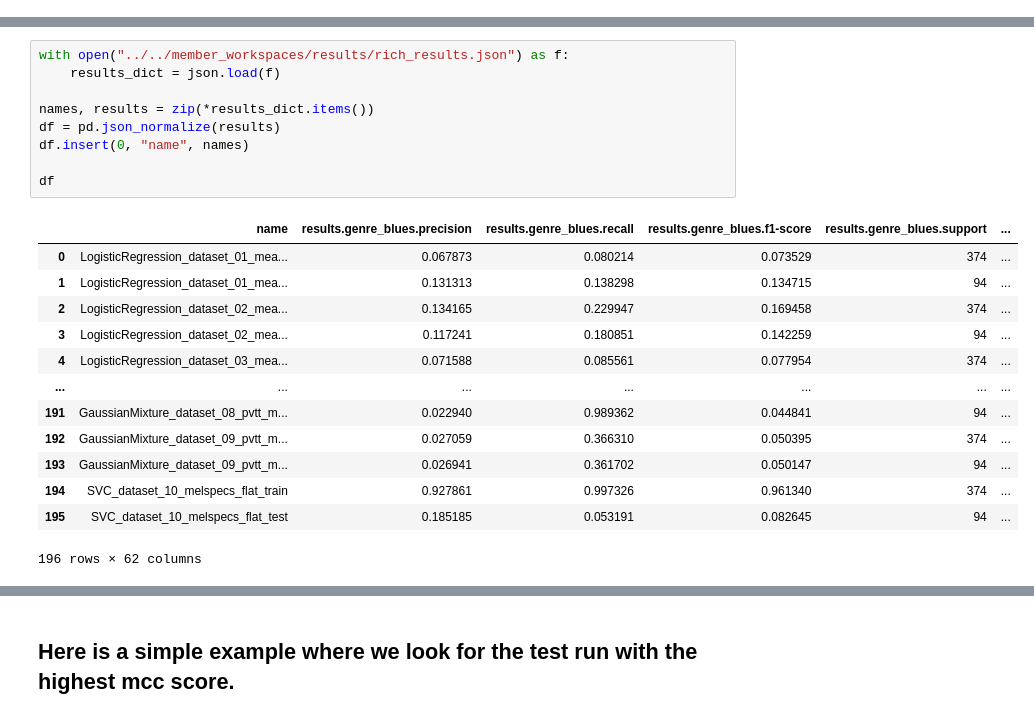
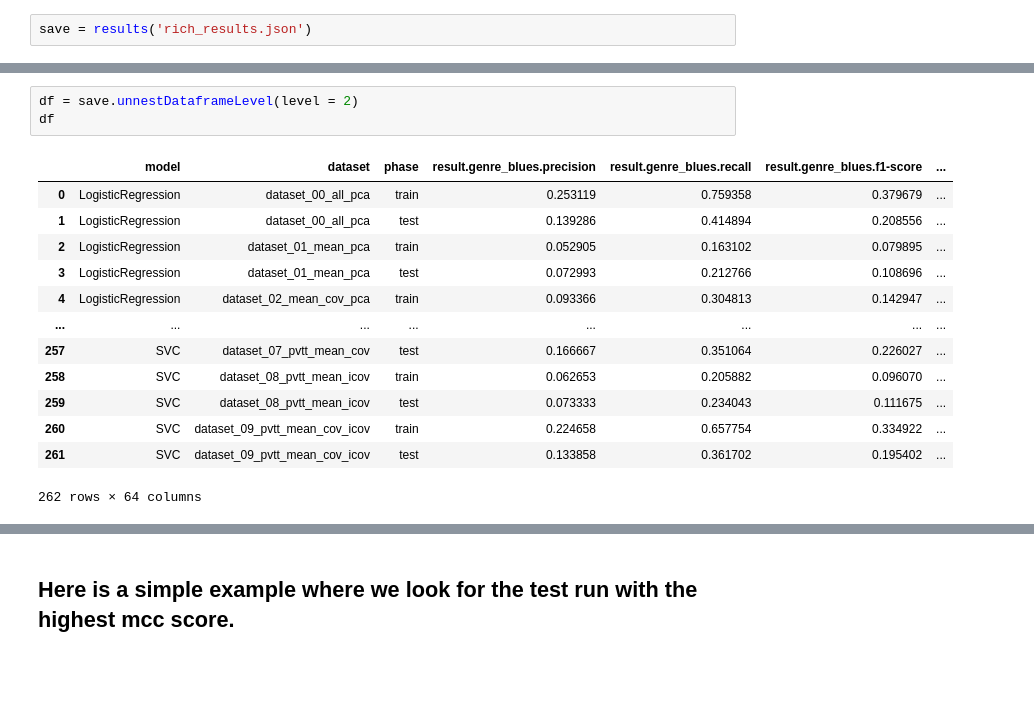
Before and after one commit to RERobbins/mids_w207_music_genre, a Jupyter notebook: member_workspaces/rich/results.ipynb, the cells around one changed output, grey strips where cells are left out. Drawn from its saved outputs; the diff is of its cells as text; blank space fills up the shorter version.

```diff
--- a/member_workspaces/rich/results.ipynb
+++ b/member_workspaces/rich/results.ipynb
@@ -7,0 +10,2 @@ import pandas as pd
+# %%
+save = results('rich_results.json')
@@ -8,23 +32,17 @@ import pandas as pd
 # %%
-with open("../../member_workspaces/results/rich_results.json") as f:
-    results_dict = json.load(f)
-
-names, results = zip(*results_dict.items())
-df = pd.json_normalize(results)
-df.insert(0, "name", names)
-
+df = save.unnestDataframeLevel(level = 2)
 df
 # %% [output]
-|  | name | results.genre_blues.precision | results.genre_blues.recall | results.genre_blues.f1-score | results.genre_blues.support | ... |
-| 0 | LogisticRegression_dataset_01_mea... | 0.067873 | 0.080214 | 0.073529 | 374 | ... |
-| 1 | LogisticRegression_dataset_01_mea... | 0.131313 | 0.138298 | 0.134715 | 94 | ... |
-| 2 | LogisticRegression_dataset_02_mea... | 0.134165 | 0.229947 | 0.169458 | 374 | ... |
-| 3 | LogisticRegression_dataset_02_mea... | 0.117241 | 0.180851 | 0.142259 | 94 | ... |
-| 4 | LogisticRegression_dataset_03_mea... | 0.071588 | 0.085561 | 0.077954 | 374 | ... |
-| ... | ... | ... | ... | ... | ... | ... |
-| 191 | GaussianMixture_dataset_08_pvtt_m... | 0.022940 | 0.989362 | 0.044841 | 94 | ... |
-| 192 | GaussianMixture_dataset_09_pvtt_m... | 0.027059 | 0.366310 | 0.050395 | 374 | ... |
-| 193 | GaussianMixture_dataset_09_pvtt_m... | 0.026941 | 0.361702 | 0.050147 | 94 | ... |
-| 194 | SVC_dataset_10_melspecs_flat_train | 0.927861 | 0.997326 | 0.961340 | 374 | ... |
-| 195 | SVC_dataset_10_melspecs_flat_test | 0.185185 | 0.053191 | 0.082645 | 94 | ... |
+|  | model | dataset | phase | result.genre_blues.precision | result.genre_blues.recall | result.genre_blues.f1-score | ... |
+| 0 | LogisticRegression | dataset_00_all_pca | train | 0.253119 | 0.759358 | 0.379679 | ... |
+| 1 | LogisticRegression | dataset_00_all_pca | test | 0.139286 | 0.414894 | 0.208556 | ... |
+| 2 | LogisticRegression | dataset_01_mean_pca | train | 0.052905 | 0.163102 | 0.079895 | ... |
+| 3 | LogisticRegression | dataset_01_mean_pca | test | 0.072993 | 0.212766 | 0.108696 | ... |
+| 4 | LogisticRegression | dataset_02_mean_cov_pca | train | 0.093366 | 0.304813 | 0.142947 | ... |
+| ... | ... | ... | ... | ... | ... | ... | ... |
+| 257 | SVC | dataset_07_pvtt_mean_cov | test | 0.166667 | 0.351064 | 0.226027 | ... |
+| 258 | SVC | dataset_08_pvtt_mean_icov | train | 0.062653 | 0.205882 | 0.096070 | ... |
+| 259 | SVC | dataset_08_pvtt_mean_icov | test | 0.073333 | 0.234043 | 0.111675 | ... |
+| 260 | SVC | dataset_09_pvtt_mean_cov_icov | train | 0.224658 | 0.657754 | 0.334922 | ... |
+| 261 | SVC | dataset_09_pvtt_mean_cov_icov | test | 0.133858 | 0.361702 | 0.195402 | ... |
-196 rows × 62 columns
+262 rows × 64 columns
```
Also changed, not shown: parts of 15 cells of this notebook, 4 other files.
